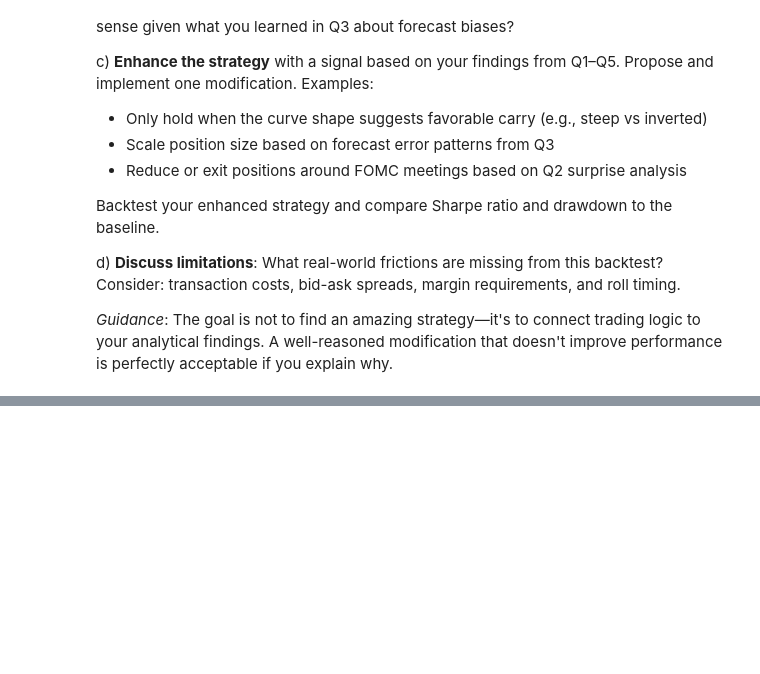
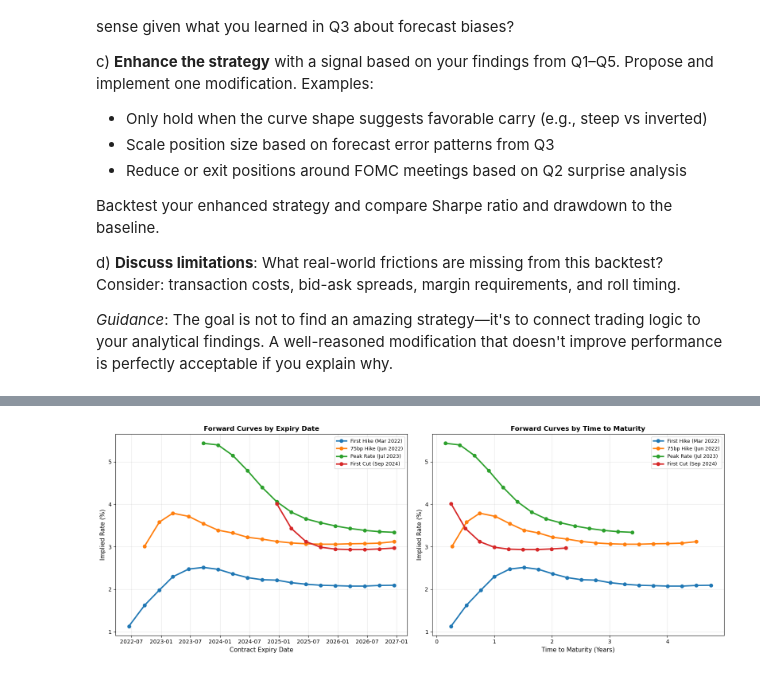
Before and after one commit to ayushbhupal/Fixed-Income-HW-Group-B, a Jupyter notebook: project/P.2. SOFR Futures and Policy Expectations.ipynb, the cells around one changed output, grey strips where cells are left out. Cells and saved outputs as stored; diff of their text form; code cells hidden in the pictures; blank space fills up the shorter version.

```diff
--- a/project/P.2. SOFR Futures and Policy Expectations.ipynb
+++ b/project/P.2. SOFR Futures and Policy Expectations.ipynb
@@ -452,0 +451,82 @@ d) **Discuss limitations**: What real-world frictions are missing from this back
+# %%
+import pandas as pd
+import numpy as np
+import matplotlib.pyplot as plt
+
+# Load data
+implied_rates = pd.read_excel(DATA_PATH + 'project_sofr_futures_20251231.xlsx',
+                              sheet_name='implied_rates', index_col=0, parse_dates=True)
+contract_info = pd.read_excel(DATA_PATH + 'project_sofr_futures_20251231.xlsx',
+                              sheet_name='contract_info')
+
+contract_info['expiry_date'] = pd.to_datetime(contract_info['expiry_date'])
+contract_info = contract_info.set_index('ticker')
+
+# Select four snapshot dates aligned with key policy events
+snapshot_dates = [
+    '2022-03-16',  # First hike (25bp)
+    '2022-06-15',  # 75bp hike - largest since 1994
+    '2023-07-26',  # Peak at 5.25-5.50% (post-SVB)
+    '2024-09-18'   # First cut (50bp)
+]
+
+labels = [
+    'First Hike (Mar 2022)',
+    '75bp Hike (Jun 2022)',
+    'Peak Rate (Jul 2023)',
+    'First Cut (Sep 2024)'
+]
+
+# Create two-panel plot
+fig, (ax1, ax2) = plt.subplots(1, 2, figsize=(16, 6))
+
+for date_str, label in zip(snapshot_dates, labels):
+    snapshot_date = pd.to_datetime(date_str)
+    closest_date = implied_rates.index[implied_rates.index.get_indexer([snapshot_date], method='nearest')[0]]
+
+    rates = implied_rates.loc[closest_date].dropna()
+
+    # Extract data for future contracts only
+    expiry_dates = []
+    rate_values = []
+
+    for ticker in rates.index:
+        expiry = contract_info.loc[ticker, 'expiry_date']
+        if expiry > closest_date:
+            expiry_dates.append(expiry)
+            rate_values.append(rates[ticker])
+
+    # Sort by expiry
+    sorted_idx = np.argsort(expiry_dates)
+    expiry_dates_sorted = [expiry_dates[i] for i in sorted_idx]
+    rate_values_sorted = [rate_values[i] for i in sorted_idx]
+
+    # Calculate time to maturity
+    times_to_maturity = [(exp - closest_date).days / 365.25 for exp in expiry_dates_sorted]
+
+    # Plot 1: Expiry dates on x-axis
+    ax1.plot(expiry_dates_sorted, rate_values_sorted, marker='o', markersize=6,
+             label=label, linewidth=2.5)
+
+    # Plot 2: Time to maturity on x-axis
+    ax2.plot(times_to_maturity, rate_values_sorted, marker='o', markersize=6,
+             label=label, linewidth=2.5)
+
+# Format plot 1
+ax1.set_xlabel('Contract Expiry Date', fontsize=11)
+ax1.set_ylabel('Implied Rate (%)', fontsize=11)
+ax1.set_title('Forward Curves by Expiry Date', fontsize=12, fontweight='bold')
+ax1.legend(fontsize=9)
+ax1.grid(True, alpha=0.3)
+
+# Format plot 2
+ax2.set_xlabel('Time to Maturity (Years)', fontsize=11)
+ax2.set_ylabel('Implied Rate (%)', fontsize=11)
+ax2.set_title('Forward Curves by Time to Maturity', fontsize=12, fontweight='bold')
+ax2.legend(fontsize=9)
+ax2.grid(True, alpha=0.3)
+
+plt.tight_layout()
+plt.show()
+# %% [output]
+[figure, added]
```
Also changed, not shown: parts of 17 cells of this notebook.
